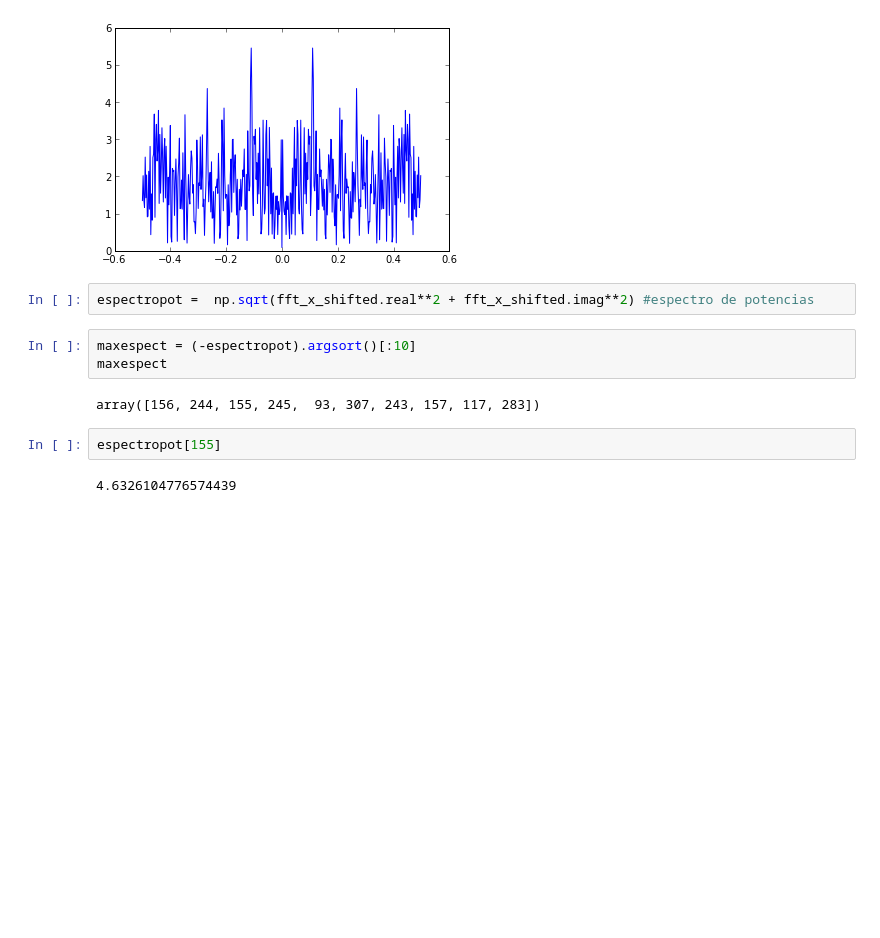
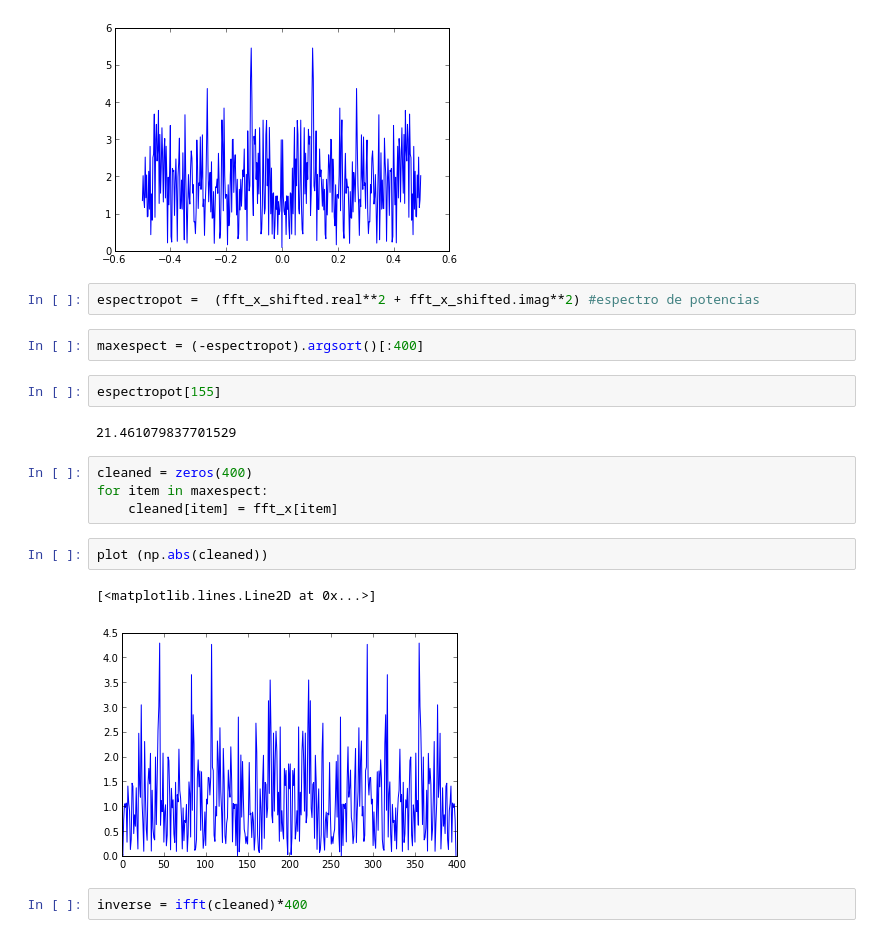
Before and after one commit to jdestupinan1332/TareasComp, a Jupyter notebook: Hw_5/pto_1_hw5.ipynb, the cells around one changed output. Drawn from its saved outputs; the diff is of its cells as text; blank space fills up the shorter version.

```diff
--- a/Hw_5/pto_1_hw5.ipynb
+++ b/Hw_5/pto_1_hw5.ipynb
@@ -26,13 +26,21 @@ plot (freq_shifted,np.abs(fft_x_shifted))
 [<matplotlib.lines.Line2D at 0x...>]
 [figure]
 # %%
-espectropot =  np.sqrt(fft_x_shifted.real**2 + fft_x_shifted.imag**2) #espectro de potencias
+espectropot =  (fft_x_shifted.real**2 + fft_x_shifted.imag**2) #espectro de potencias
 # %%
-maxespect = (-espectropot).argsort()[:10]
-maxespect
+maxespect = (-espectropot).argsort()[:400]
-# %% [output]
-array([156, 244, 155, 245,  93, 307, 243, 157, 117, 283])
 # %%
 espectropot[155]
 # %% [output]
-4.6326104776574439
+21.461079837701529
+# %%
+cleaned = zeros(400)
+for item in maxespect:
+    cleaned[item] = fft_x[item]
+# %%
+plot (np.abs(cleaned))
+# %% [output]
+[<matplotlib.lines.Line2D at 0x...>]
+[figure, added]
+# %%
+inverse = ifft(cleaned)*400
```
Also changed, not shown: parts of 2 cells of this notebook.
